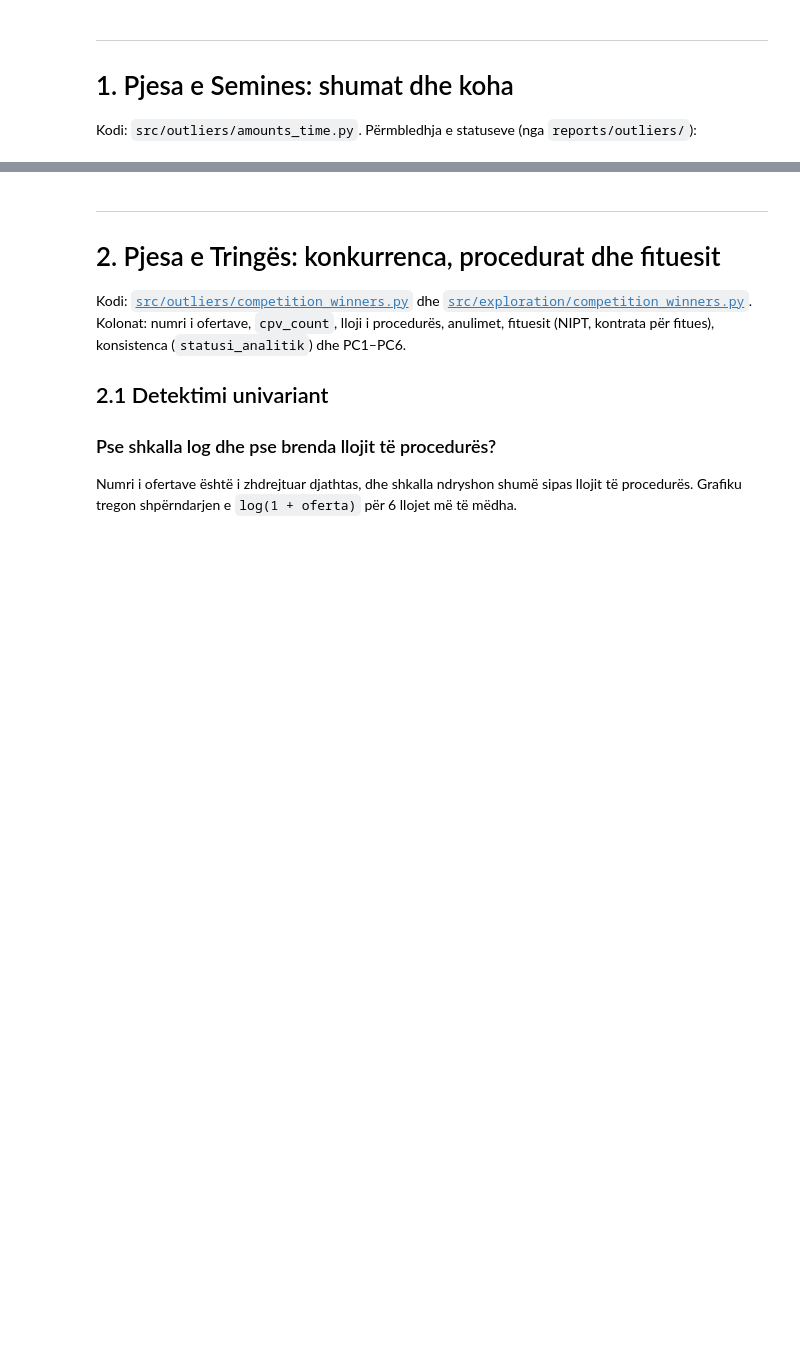
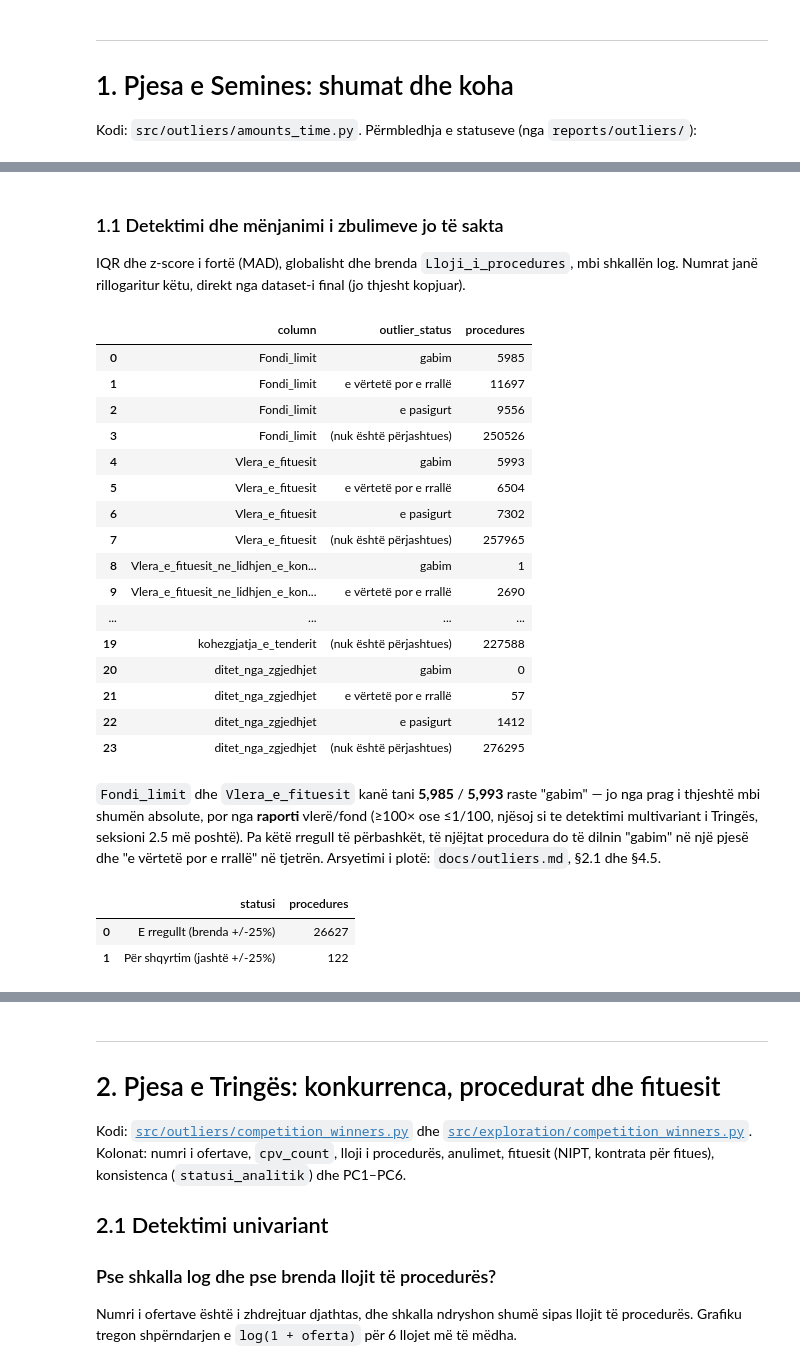
Before and after one commit to Triinga/albania-public-procurement-analysis, a Jupyter notebook: notebooks/02_perjashtuesit_eksplorimi.ipynb, the cells around one changed output, grey strips where cells are left out. Cells and saved outputs as stored; diff of their text form; code cells hidden in the pictures; blank space fills up the shorter version.

Commit message:
Seksioni im ne notebook-un e Fazes II: shumat dhe koha

```diff
--- a/notebooks/02_perjashtuesit_eksplorimi.ipynb
+++ b/notebooks/02_perjashtuesit_eksplorimi.ipynb
@@ -62,3 +62,44 @@ pd.read_csv("reports/outliers/amounts_time_outlier_summary.csv")
 | 21 | ditet_nga_zgjedhjet | e vërtetë por e rrallë | 57 |
 | 22 | ditet_nga_zgjedhjet | e pasigurt | 1412 |
 | 23 | ditet_nga_zgjedhjet | (nuk është përjashtues) | 276295 |
+# %% [markdown]
+### 1.1 Detektimi dhe mënjanimi i zbulimeve jo të sakta
+
+IQR dhe z-score i fortë (MAD), globalisht dhe brenda `Lloji_i_procedures`, mbi shkallën log. Numrat janë rillogaritur këtu, direkt nga dataset-i final (jo thjesht kopjuar).
+# %%
+from src.outliers.amounts_time import detect_column, AMOUNT_COLUMNS, TIME_COLUMNS_LOG, TIME_COLUMNS_LINEAR
+
+summaries = []
+for column in AMOUNT_COLUMNS + TIME_COLUMNS_LOG:
+    _, summary = detect_column(df, column, log=True)
+    summaries.append(summary)
+for column in TIME_COLUMNS_LINEAR:
+    _, summary = detect_column(df, column, log=False)
+    summaries.append(summary)
+pd.concat(summaries, ignore_index=True)
+# %% [output]
+|  | column | outlier_status | procedures |
+| 0 | Fondi_limit | gabim | 5985 |
+| 1 | Fondi_limit | e vërtetë por e rrallë | 11697 |
+| 2 | Fondi_limit | e pasigurt | 9556 |
+| 3 | Fondi_limit | (nuk është përjashtues) | 250526 |
+| 4 | Vlera_e_fituesit | gabim | 5993 |
+| 5 | Vlera_e_fituesit | e vërtetë por e rrallë | 6504 |
+| 6 | Vlera_e_fituesit | e pasigurt | 7302 |
+| 7 | Vlera_e_fituesit | (nuk është përjashtues) | 257965 |
+| 8 | Vlera_e_fituesit_ne_lidhjen_e_kon... | gabim | 1 |
+| 9 | Vlera_e_fituesit_ne_lidhjen_e_kon... | e vërtetë por e rrallë | 2690 |
+| ... | ... | ... | ... |
+| 19 | kohezgjatja_e_tenderit | (nuk është përjashtues) | 227588 |
+| 20 | ditet_nga_zgjedhjet | gabim | 0 |
+| 21 | ditet_nga_zgjedhjet | e vërtetë por e rrallë | 57 |
+| 22 | ditet_nga_zgjedhjet | e pasigurt | 1412 |
+| 23 | ditet_nga_zgjedhjet | (nuk është përjashtues) | 276295 |
+# %% [markdown]
+`Fondi_limit` dhe `Vlera_e_fituesit` kanë tani **5,985** / **5,993** raste "gabim" — jo nga prag i thjeshtë mbi shumën absolute, por nga **raporti** vlerë/fond (≥100× ose ≤1/100, njësoj si te detektimi multivariant i Tringës, seksioni 2.5 më poshtë). Pa këtë rregull të përbashkët, të njëjtat procedura do të dilnin "gabim" në një pjesë dhe "e vërtetë por e rrallë" në tjetrën. Arsyetimi i plotë: `docs/outliers.md`, §2.1 dhe §4.5.
+# %%
+pd.read_csv("reports/outliers/contract_vs_winner_value.csv")
+# %% [output]
+|  | statusi | procedures |
+| 0 | E rregullt (brenda +/-25%) | 26627 |
+| 1 | Për shqyrtim (jashtë +/-25%) | 122 |
```
Also changed, not shown: parts of 19 cells of this notebook.
